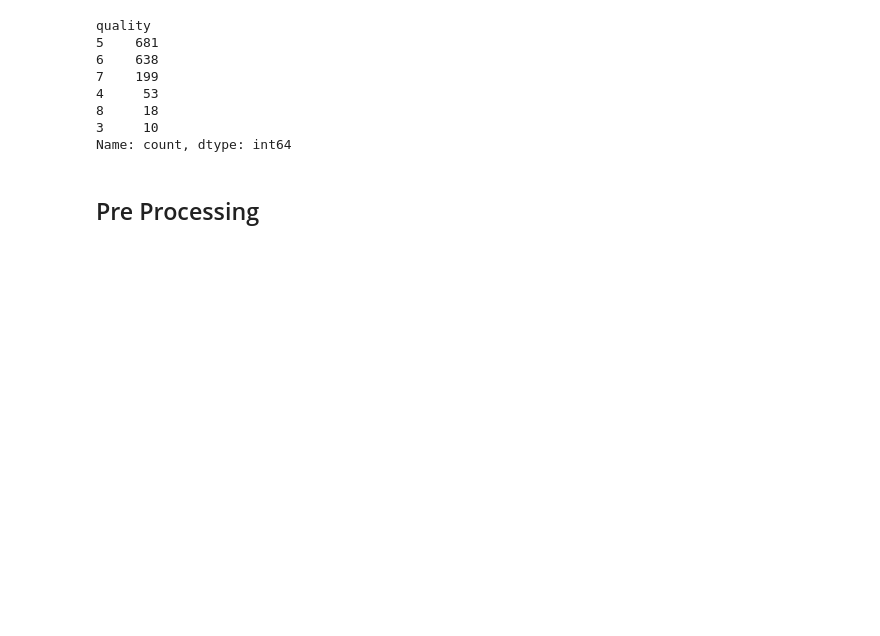
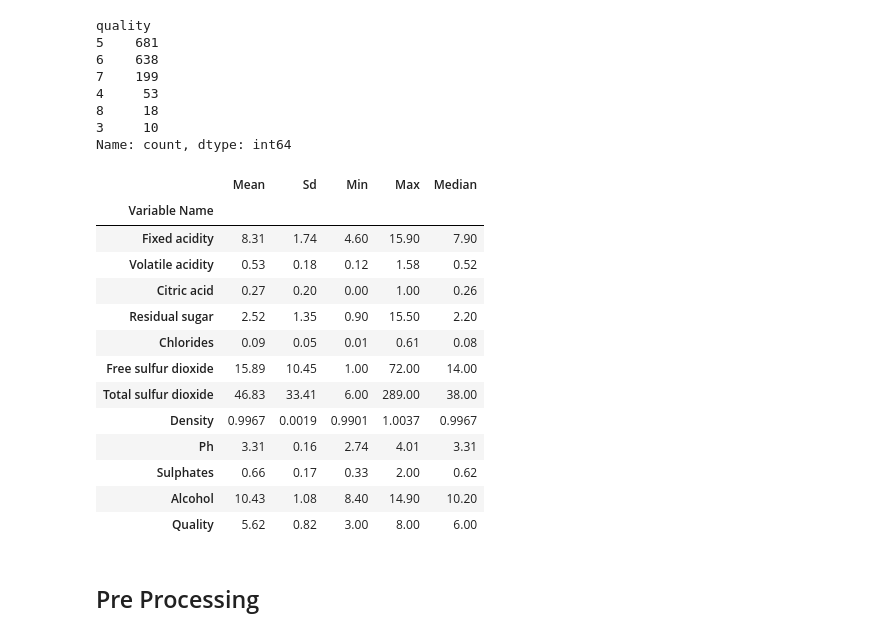
Before and after one commit to Priceaj89/DATA6550-Bias-Reproducibility, a Jupyter notebook: CODE/PRICE/Wine_reproduceability_AlexanderPrice.ipynb, the cells around one changed output. Saved outputs shown, nothing was run; the diff lists cells and outputs as text; code cells hidden in the pictures; blank space fills up the shorter version.

```diff
--- a/CODE/PRICE/Wine_reproduceability_AlexanderPrice.ipynb
+++ b/CODE/PRICE/Wine_reproduceability_AlexanderPrice.ipynb
@@ -48,6 +48,38 @@ quality
 8     18
 3     10
 Name: count, dtype: int64
+# %%
+red_wine_summary = red_wine.describe().transpose()[['mean', 'std', 'min', 'max', '50%']].rename(
+    columns={'mean': 'Mean', 'std': 'Sd','min': 'Min','max': 'Max','50%': 'Median'})
+red_wine_summary.index = [name.capitalize() for name in red_wine_summary.index]
+red_wine_summary.index.name = 'Variable Name'
+
+display_summary = red_wine_summary.copy()
+display_summary = display_summary.apply(lambda column: column.map(lambda value: f'{value:.2f}'))
+
+if 'Density' in display_summary.index:
+    display_summary.loc['Density'] = red_wine_summary.loc['Density'].map(lambda value: f'{value:.4f}')
+
+display(
+    display_summary.style.set_properties(**{'font-size': '16px'}).set_table_styles([
+        {'selector': 'th', 'props': [('font-size', '16px')]},
+        {'selector': 'td', 'props': [('font-size', '16px')]}])
+)
+# %% [output]
+|  | Mean | Sd | Min | Max | Median |
+| Variable Name |  |  |  |  |  |
+| Fixed acidity | 8.31 | 1.74 | 4.60 | 15.90 | 7.90 |
+| Volatile acidity | 0.53 | 0.18 | 0.12 | 1.58 | 0.52 |
+| Citric acid | 0.27 | 0.20 | 0.00 | 1.00 | 0.26 |
+| Residual sugar | 2.52 | 1.35 | 0.90 | 15.50 | 2.20 |
+| Chlorides | 0.09 | 0.05 | 0.01 | 0.61 | 0.08 |
+| Free sulfur dioxide | 15.89 | 10.45 | 1.00 | 72.00 | 14.00 |
+| Total sulfur dioxide | 46.83 | 33.41 | 6.00 | 289.00 | 38.00 |
+| Density | 0.9967 | 0.0019 | 0.9901 | 1.0037 | 0.9967 |
+| Ph | 3.31 | 0.16 | 2.74 | 4.01 | 3.31 |
+| Sulphates | 0.66 | 0.17 | 0.33 | 2.00 | 0.62 |
+| Alcohol | 10.43 | 1.08 | 8.40 | 14.90 | 10.20 |
+| Quality | 5.62 | 0.82 | 3.00 | 8.00 | 6.00 |
 # %% [markdown]
 ## Pre Processing
 # %%
```
Also changed, not shown: parts of 5 cells of this notebook.
